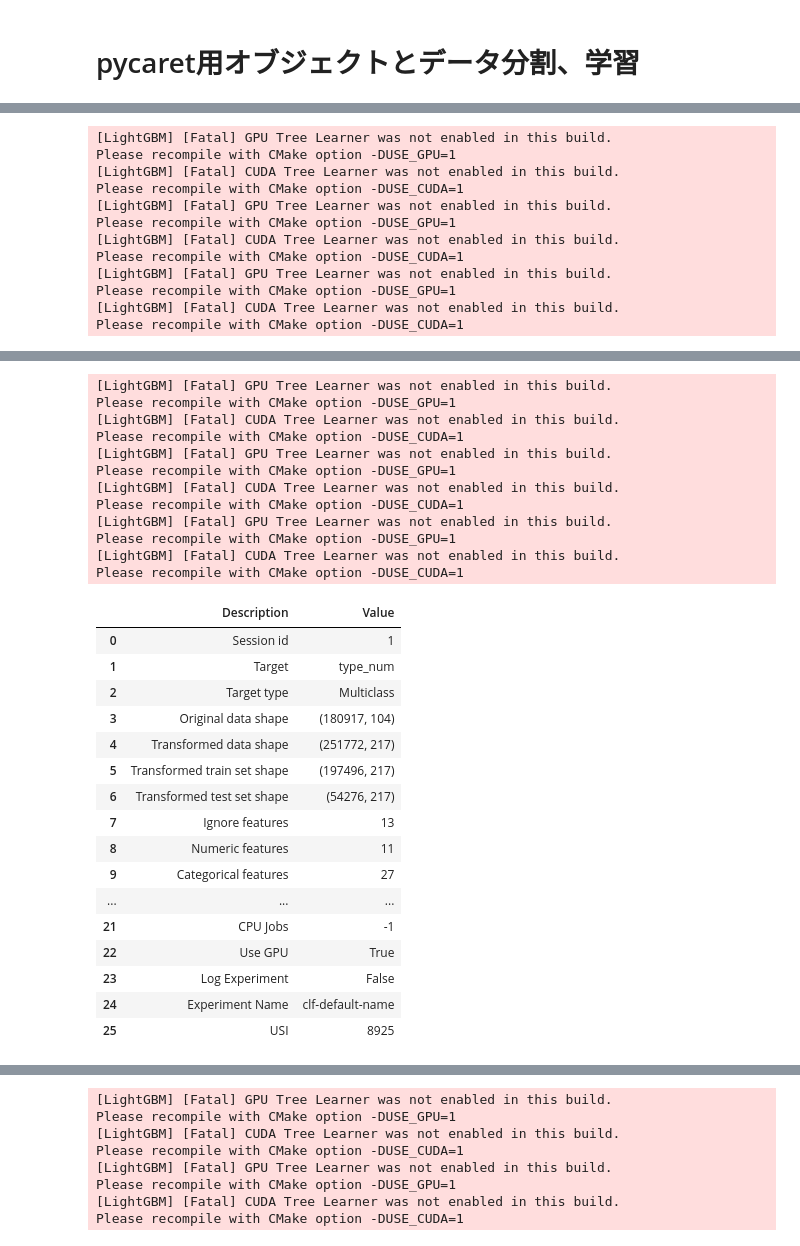
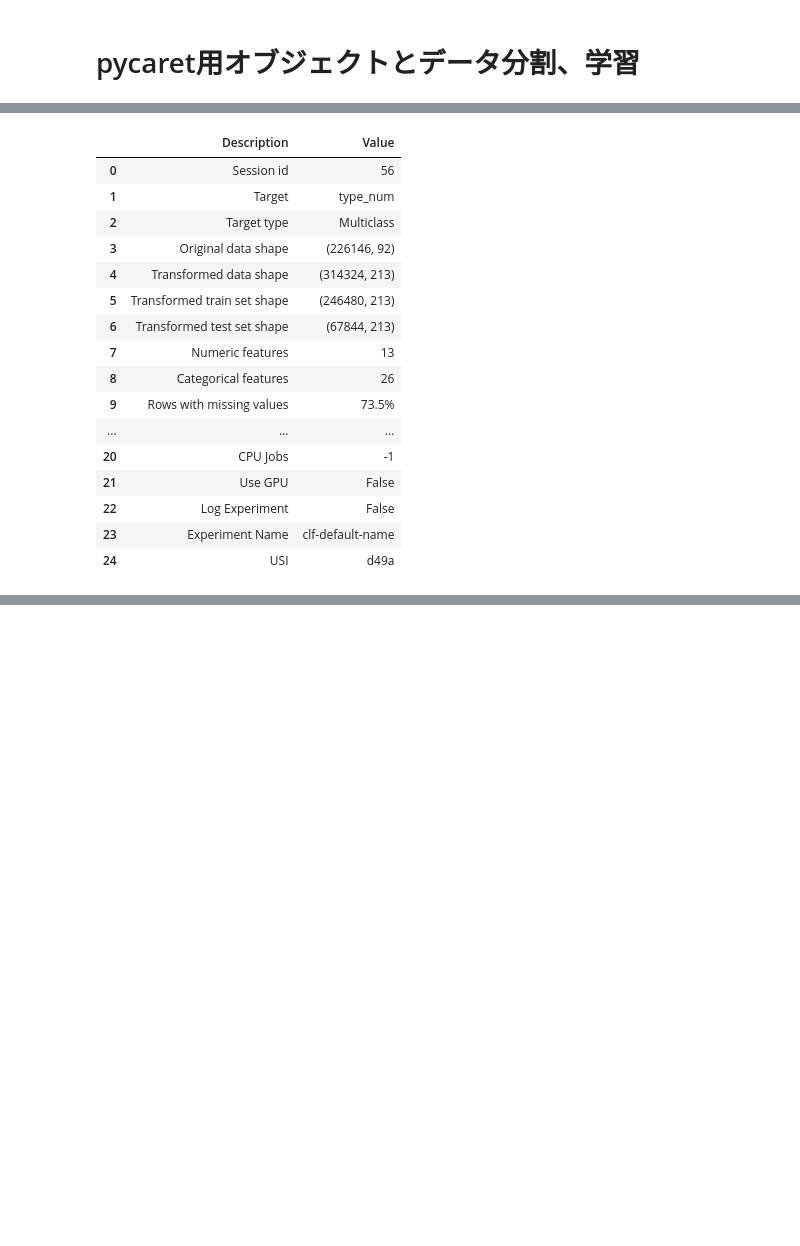
Before and after one commit to TT9625/aa, a Jupyter notebook: malticlass_more_match.ipynb, the cells around one changed output, grey strips where cells are left out. Saved outputs shown, nothing was run; the diff lists cells and outputs as text; code cells hidden in the pictures; blank space fills up the shorter version.

```diff
--- a/malticlass_more_match.ipynb
+++ b/malticlass_more_match.ipynb
@@ -229,5 +272,6 @@ event = event.drop(['shot_type', 'substitution_outcome_id','substitution_outcome
 # %%
-
+event['end_location_x'] =event[['pass_end_location_x', 'carry_end_location_x', 'shot_end_location_x']].iloc[:,0]
+event['end_location_y'] =event[['pass_end_location_y', 'carry_end_location_y', 'shot_end_location_y']].iloc[:,0]
 
 event.bad_behaviour_card = event.bad_behaviour_card.fillna('0').astype('category')
 event.dribble_nutmeg = event.dribble_nutmeg.fillna(False)
@@ -288,5 +332,5 @@ dtype: int64
 # %%
-event_fi = event.drop(['pass_angle', 'carry_end_location_x', 'carry_end_location_y', 'goalkeeper_end_location_x',
+event_fi = event.drop(['carry_end_location_x', 'carry_end_location_y', 'goalkeeper_end_location_x',
                        'goalkeeper_end_location_y', 'pass_end_location_x', 'pass_end_location_y',
                        'shot_end_location_x', 'shot_end_location_y', 'shot_end_location_z'], axis=1)
 
@@ -328,7 +372,8 @@ event_fi
 # pycaret用オブジェクトとデータ分割、学習
 # %%
 
-event_fi_py = event_fi.drop('timestamp', axis=1)
+event_fi_py = event_fi.drop(["type","id", "pass_recipient","pass_recipient_id", "pass_aerial_won", "pass_assisted_shot_id","pass_outcome","pass_angle",
+                             "pass_body_part", "pass_height", "pass_inswinging", "pass_length", "pass_type", "player_id", "team_id",'timestamp'], axis=1)
 # %%
 ml_data = event_fi_py.sample(frac=0.8, random_state=5).reset_index(drop=True)
 ml_data_unseen = event_fi_py.drop(ml_data.index).reset_index(drop=True)
@@ -337,11 +382,9 @@ ml_data_unseen = event_fi_py.drop(ml_data.index).reset_index(drop=True)
 
 ml_data_unseen
 # %%
-exp_trial = setup(data = ml_data, target= 'type_num' ,
-                  ignore_features = ["type","id", "pass_recipient","pass_recipient_id", "pass_aerial_won", "pass_assisted_shot_id",
-                                     "pass_body_part", "pass_height", "pass_inswinging", "pass_length", "pass_type", "player_id", "team_id"],
-                  fix_imbalance = True, use_gpu=True,
+exp_trial = setup(data = event_fi_py, target= 'type_num' ,
+                  fix_imbalance = True,
 
-                  session_id= 1)
-#log_experiment = "dagshub", experiment_name = 'trial_classification_2', log_plots = True, log_data =True,
+                  session_id= 56)
+#log_experiment = "dagshub", experiment_name = 'trial_classification_2', log_plots = True, log_data =True,use_gpu=True
 # %% [output]
@@ -363,12 +390,0 @@ exp_trial = setup(data = ml_data, target= 'type_num' ,
-[LightGBM] [Fatal] GPU Tree Learner was not enabled in this build.
-Please recompile with CMake option -DUSE_GPU=1
-[LightGBM] [Fatal] CUDA Tree Learner was not enabled in this build.
-Please recompile with CMake option -DUSE_CUDA=1
-[LightGBM] [Fatal] GPU Tree Learner was not enabled in this build.
-Please recompile with CMake option -DUSE_GPU=1
-[LightGBM] [Fatal] CUDA Tree Learner was not enabled in this build.
-Please recompile with CMake option -DUSE_CUDA=1
-[LightGBM] [Fatal] GPU Tree Learner was not enabled in this build.
-Please recompile with CMake option -DUSE_GPU=1
-[LightGBM] [Fatal] CUDA Tree Learner was not enabled in this build.
-Please recompile with CMake option -DUSE_CUDA=1
@@ -390,29 +391,17 @@ Please recompile with CMake option -DUSE_CUDA=1
-[LightGBM] [Fatal] GPU Tree Learner was not enabled in this build.
-Please recompile with CMake option -DUSE_GPU=1
-[LightGBM] [Fatal] CUDA Tree Learner was not enabled in this build.
-Please recompile with CMake option -DUSE_CUDA=1
-[LightGBM] [Fatal] GPU Tree Learner was not enabled in this build.
-Please recompile with CMake option -DUSE_GPU=1
-[LightGBM] [Fatal] CUDA Tree Learner was not enabled in this build.
-Please recompile with CMake option -DUSE_CUDA=1
-[LightGBM] [Fatal] GPU Tree Learner was not enabled in this build.
-Please recompile with CMake option -DUSE_GPU=1
-[LightGBM] [Fatal] CUDA Tree Learner was not enabled in this build.
-Please recompile with CMake option -DUSE_CUDA=1
 |  | Description | Value |
-| 0 | Session id | 1 |
+| 0 | Session id | 56 |
 | 1 | Target | type_num |
 | 2 | Target type | Multiclass |
-| 3 | Original data shape | (180917, 104) |
-| 4 | Transformed data shape | (251772, 217) |
-| 5 | Transformed train set shape | (197496, 217) |
-| 6 | Transformed test set shape | (54276, 217) |
-| 7 | Ignore features | 13 |
-| 8 | Numeric features | 11 |
-| 9 | Categorical features | 27 |
+| 3 | Original data shape | (226146, 92) |
+| 4 | Transformed data shape | (314324, 213) |
+| 5 | Transformed train set shape | (246480, 213) |
+| 6 | Transformed test set shape | (67844, 213) |
+| 7 | Numeric features | 13 |
+| 8 | Categorical features | 26 |
+| 9 | Rows with missing values | 73.5% |
 | ... | ... | ... |
-| 21 | CPU Jobs | -1 |
-| 22 | Use GPU | True |
-| 23 | Log Experiment | False |
-| 24 | Experiment Name | clf-default-name |
-| 25 | USI | 8925 |
+| 20 | CPU Jobs | -1 |
+| 21 | Use GPU | False |
+| 22 | Log Experiment | False |
+| 23 | Experiment Name | clf-default-name |
+| 24 | USI | d49a |
@@ -429,11 +408,3 @@ Please recompile with CMake option -DUSE_CUDA=1
-[LightGBM] [Fatal] GPU Tree Learner was not enabled in this build.
-Please recompile with CMake option -DUSE_GPU=1
-[LightGBM] [Fatal] CUDA Tree Learner was not enabled in this build.
-Please recompile with CMake option -DUSE_CUDA=1
-[LightGBM] [Fatal] GPU Tree Learner was not enabled in this build.
-Please recompile with CMake option -DUSE_GPU=1
-[LightGBM] [Fatal] CUDA Tree Learner was not enabled in this build.
-Please recompile with CMake option -DUSE_CUDA=1
 # %%
 compare_models()
 # %% [output]
```
Also changed, not shown: parts of 21 cells of this notebook.
